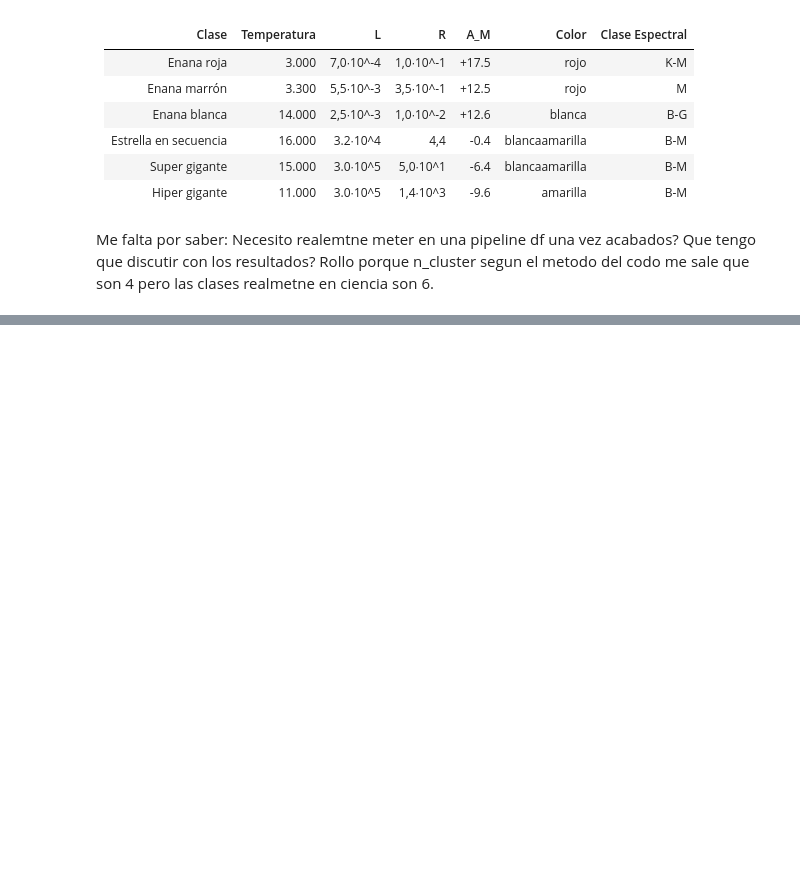
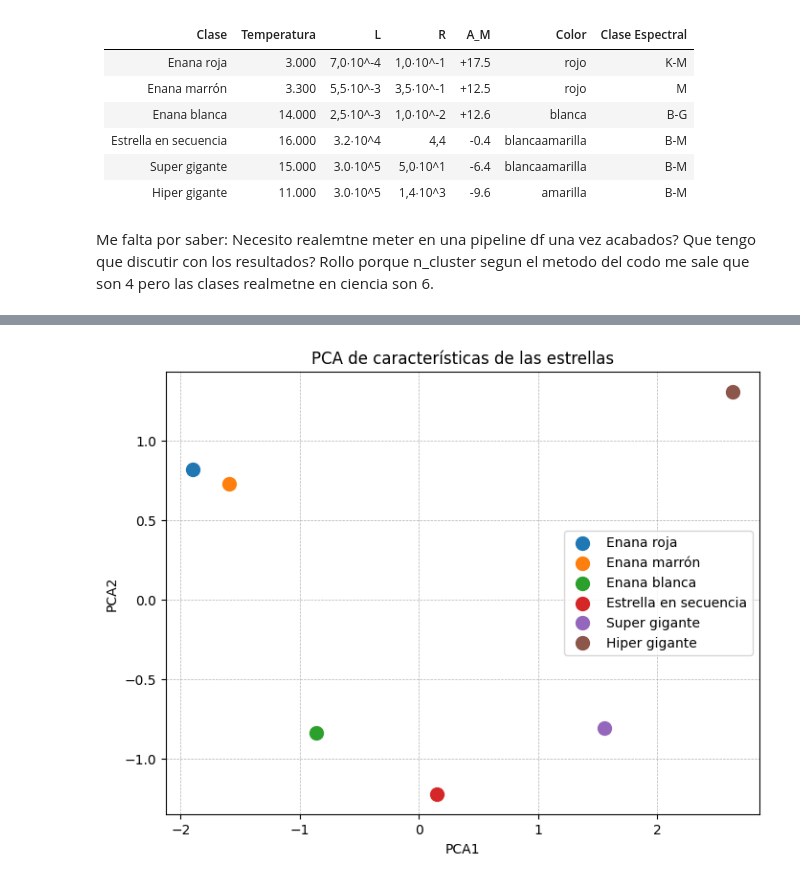
Before and after one commit to DavidY343/G19_100451958_100472111_CLUSTERING, a Jupyter notebook: clustering.ipynb, the cells around one changed output, grey strips where cells are left out. Drawn from its saved outputs; the diff is of its cells as text; code cells hidden in the pictures; blank space fills up the shorter version.

```diff
--- a/clustering.ipynb
+++ b/clustering.ipynb
@@ -683,0 +525,46 @@ TypeError: float() argument must be a string or a real number, not 'ellipsis'
+# %%
+import numpy as np
+import pandas as pd
+import matplotlib.pyplot as plt
+from sklearn.decomposition import PCA
+from sklearn.preprocessing import StandardScaler
+
+# Crear DataFrame con los datos
+data = {
+    'Clase': ["Enana roja", "Enana marrón", "Enana blanca", "Estrella en secuencia", "Super gigante", "Hiper gigante"],
+    'Temperatura': [3000, 3300, 14000, 16000, 15000, 11000],
+    'Luminosidad': [7.0e-4, 5.5e-3, 2.5e-3, 3.2e4, 3.0e5, 3.0e5],
+    'Radio': [1.0e-1, 3.5e-1, 1.0e-2, 4.4, 50, 1400],
+    'Magnitud_Absoluta': [17.5, 12.5, 12.6, -0.4, -6.4, -9.6]
+}
+
+df = pd.DataFrame(data)
+
+# Seleccionar solo las características numéricas para escalar y aplicar PCA
+features = ['Temperatura', 'Luminosidad', 'Radio', 'Magnitud_Absoluta']
+X = df[features]
+
+# Escalar los datos
+scaler = StandardScaler()
+X_scaled = scaler.fit_transform(X)
+
+# Aplicar PCA con dos componentes principales
+pca = PCA(n_components=2)
+X_pca = pca.fit_transform(X_scaled)
+
+# Crear un DataFrame para las componentes principales
+df_pca = pd.DataFrame(data=X_pca, columns=['PCA1', 'PCA2'])
+
+# Visualizar las dos componentes principales
+plt.figure(figsize=(8, 6))
+for i, class_name in enumerate(data['Clase']):
+    plt.scatter(df_pca['PCA1'][i], df_pca['PCA2'][i], label=class_name, s=100)
+
+plt.xlabel("PCA1")
+plt.ylabel("PCA2")
+plt.title("PCA de características de las estrellas")
+plt.legend()
+plt.grid(True, which="both", linestyle='--', linewidth=0.5)
+plt.show()
+# %% [output]
+[figure, added]
```
Also changed, not shown: parts of 4 cells of this notebook.
